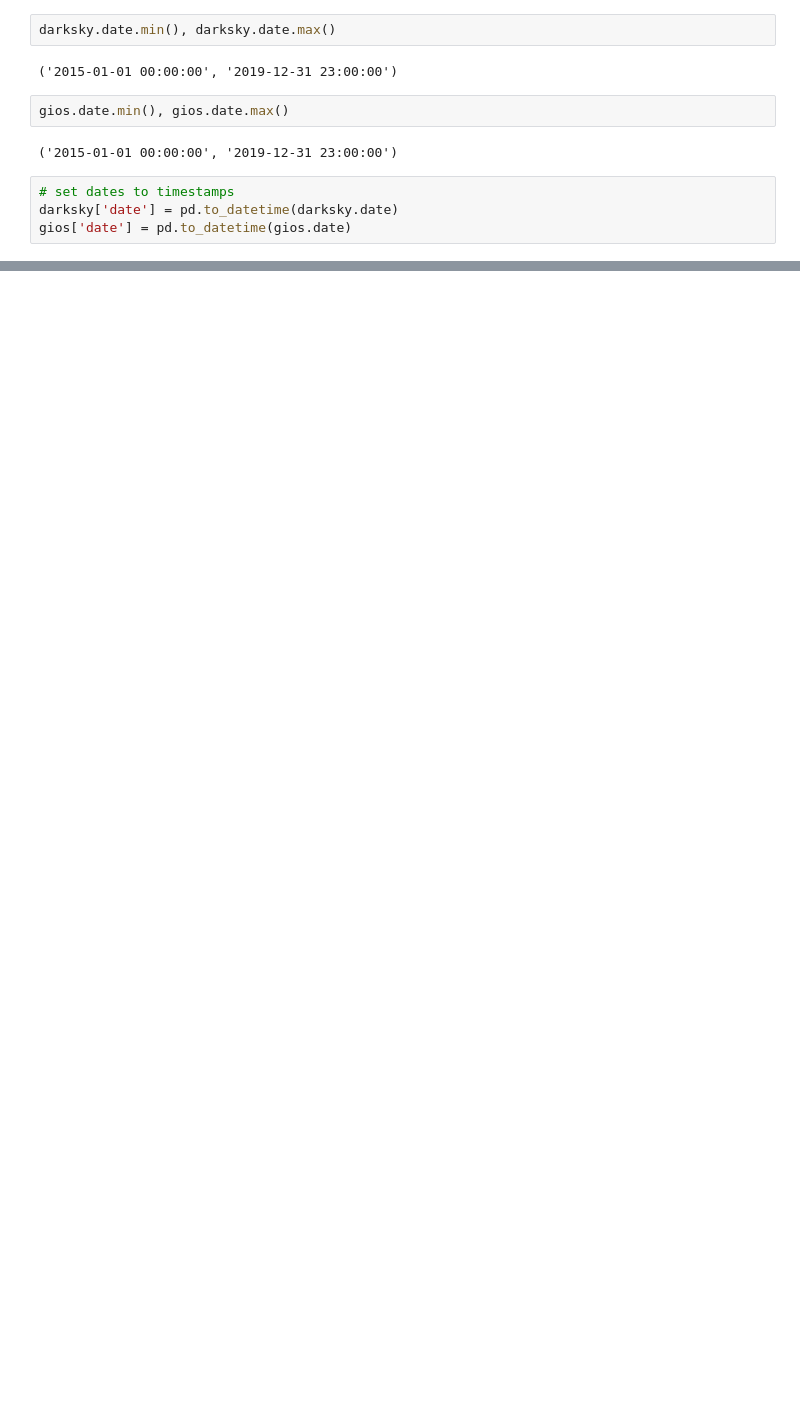
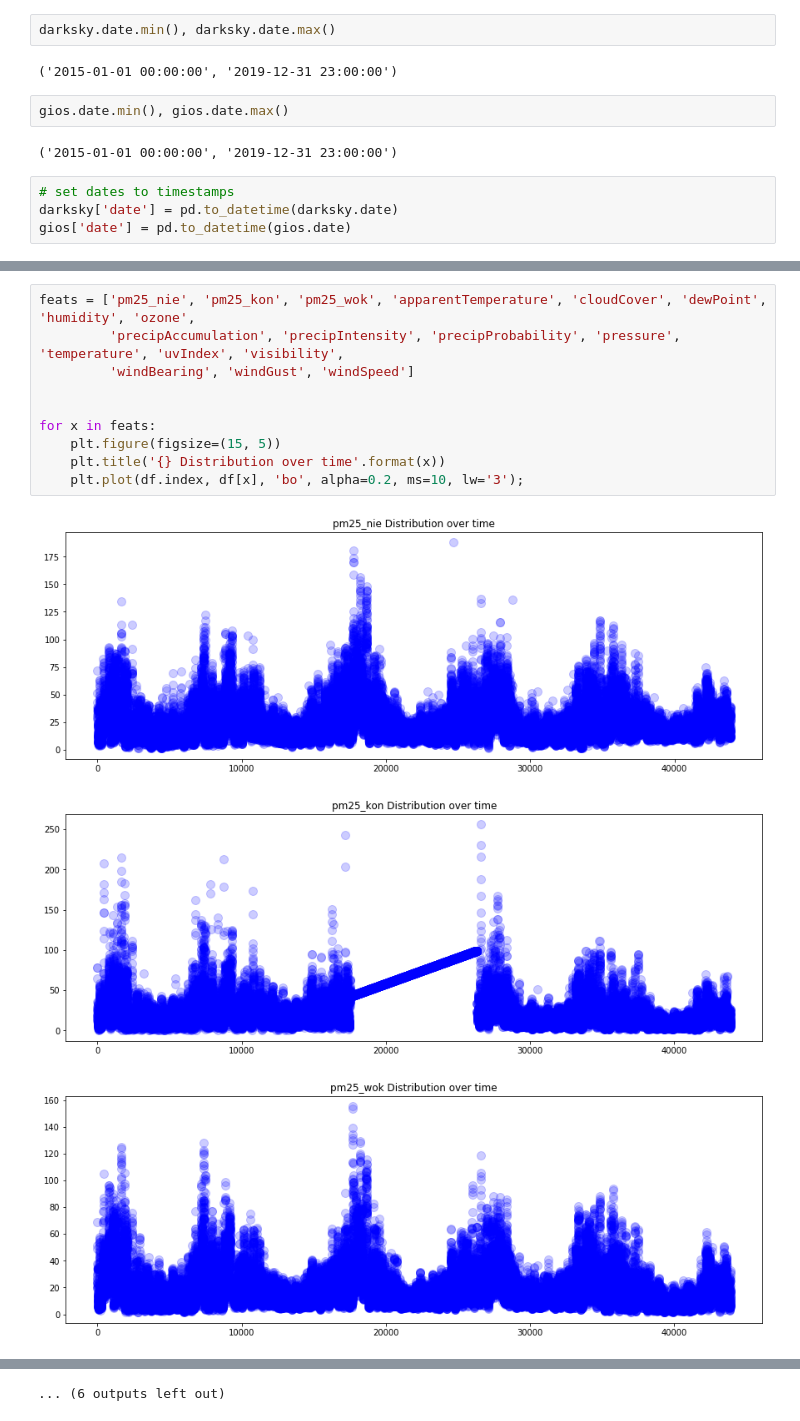
Before and after one commit to mattzajac/DataWorkshop_Competition_Warsaw_Air_Pollution, a Jupyter notebook: Warsaw Air Pollution EDA.ipynb, the cells around one changed output, grey strips where cells are left out. Cells and saved outputs as stored; diff of their text form; blank space fills up the shorter version.

```diff
--- a/Warsaw Air Pollution EDA.ipynb
+++ b/Warsaw Air Pollution EDA.ipynb
@@ -173,0 +262,14 @@ gios['date'] = pd.to_datetime(gios.date)
+# %%
+feats = ['pm25_nie', 'pm25_kon', 'pm25_wok', 'apparentTemperature', 'cloudCover', 'dewPoint', 'humidity', 'ozone',
+         'precipAccumulation', 'precipIntensity', 'precipProbability', 'pressure', 'temperature', 'uvIndex', 'visibility',
+         'windBearing', 'windGust', 'windSpeed']
+
+
+for x in feats:
+    plt.figure(figsize=(15, 5))
+    plt.title('{} Distribution over time'.format(x))
+    plt.plot(df.index, df[x], 'bo', alpha=0.2, ms=10, lw='3');
+# %% [output]
+[figure, added]
+[figure, added]
+[figure, added]
@@ -173,0 +285 @@ gios['date'] = pd.to_datetime(gios.date)
+... (6 outputs left out)
```
Also changed, not shown: parts of 25 cells of this notebook.
